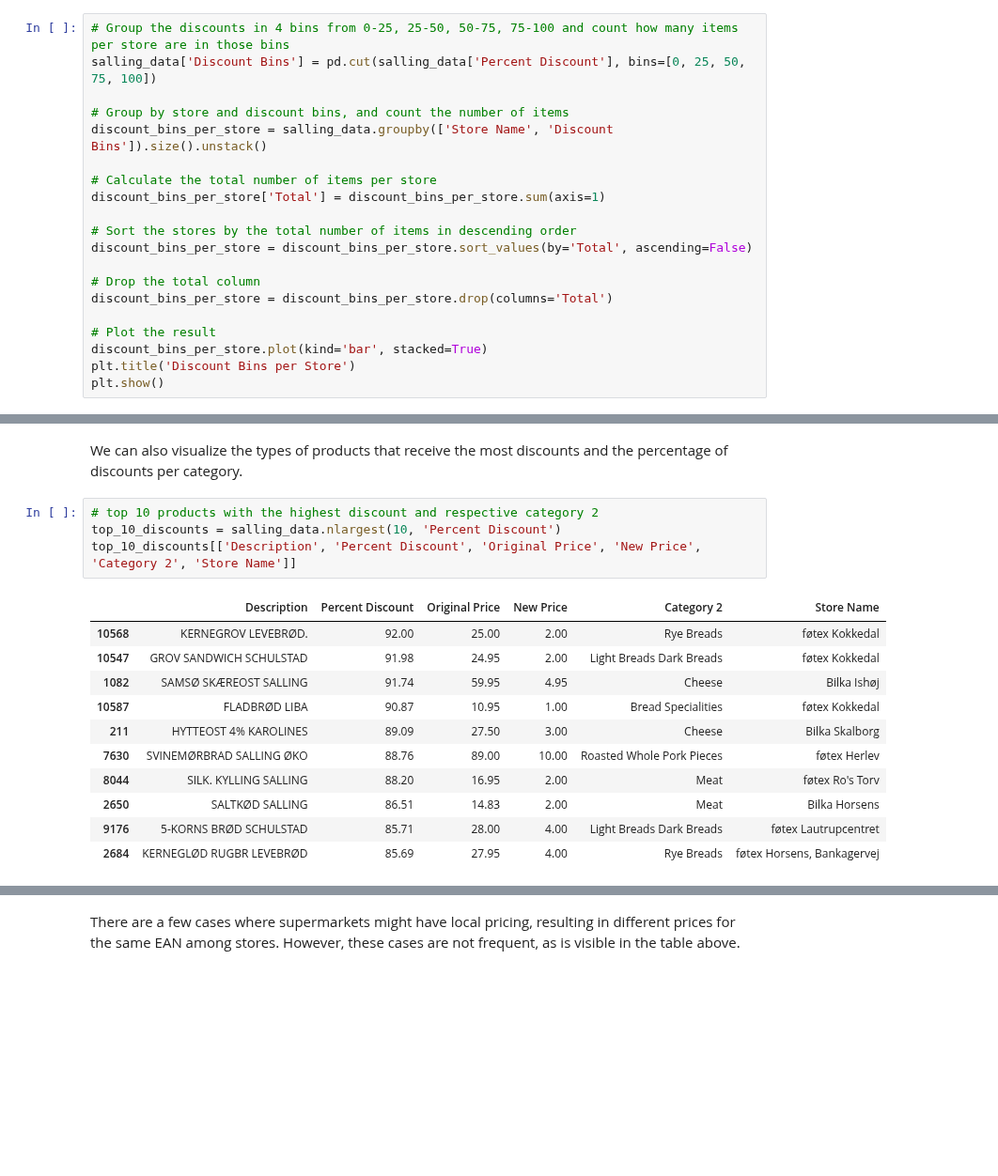
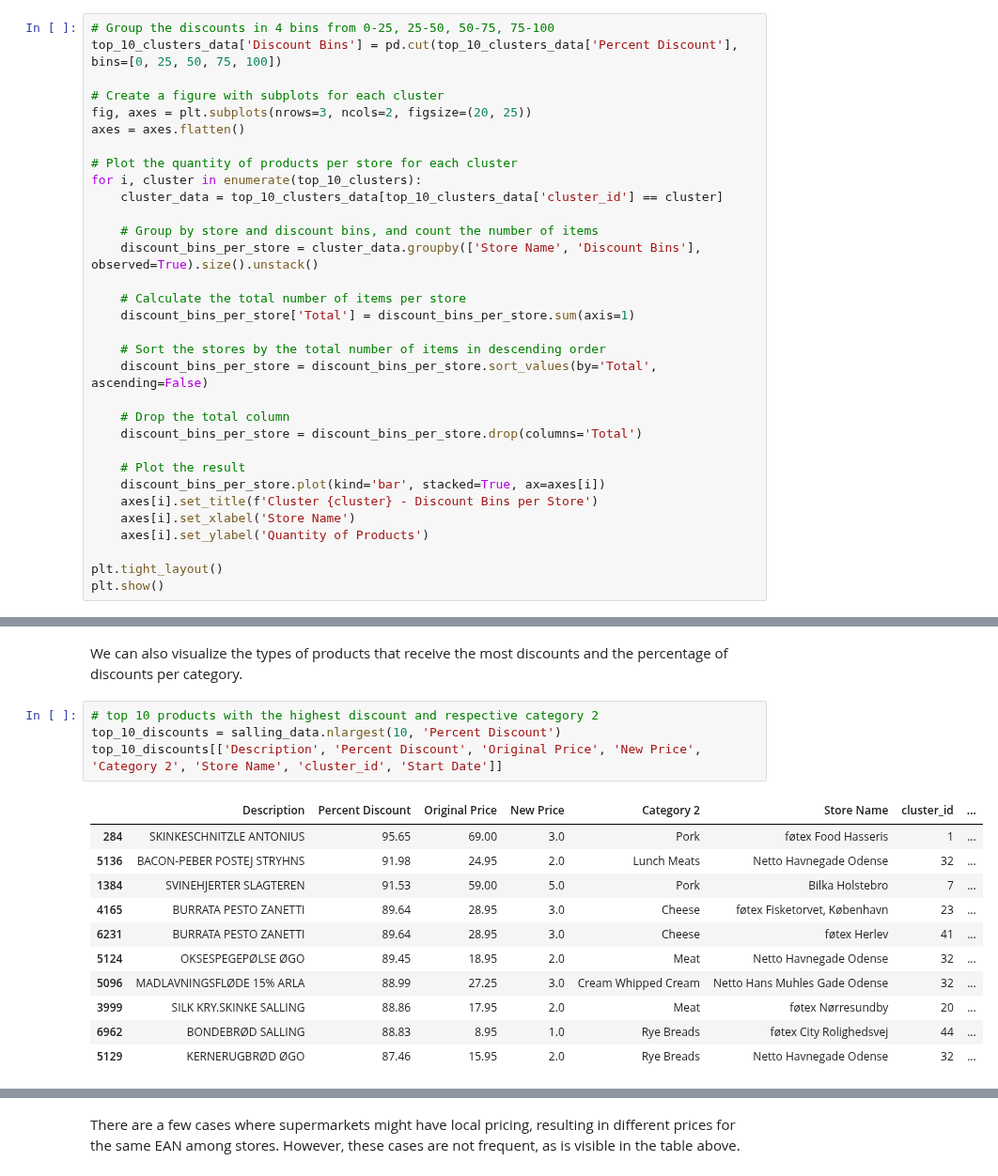
Before and after one commit to AfonsoCunha22/ComputationalToolsProject, a Jupyter notebook: 3_Salling_api.ipynb, the cells around one changed output, grey strips where cells are left out. Shown at 94% size. Drawn from its saved outputs; the diff is of its cells as text; blank space fills up the shorter version.

```diff
--- a/3_Salling_api.ipynb
+++ b/3_Salling_api.ipynb
@@ -699,23 +701,35 @@ Using a Sankey diagram for the distribution of the top 20 most populated categor
 # %% [markdown]
 We can also see which stores offer better deals and discounts.
 # %%
-# Group the discounts in 4 bins from 0-25, 25-50, 50-75, 75-100 and count how many items per store are in those bins
-salling_data['Discount Bins'] = pd.cut(salling_data['Percent Discount'], bins=[0, 25, 50, 75, 100])
+# Group the discounts in 4 bins from 0-25, 25-50, 50-75, 75-100
+top_10_clusters_data['Discount Bins'] = pd.cut(top_10_clusters_data['Percent Discount'], bins=[0, 25, 50, 75, 100])
 
-# Group by store and discount bins, and count the number of items
-discount_bins_per_store = salling_data.groupby(['Store Name', 'Discount Bins']).size().unstack()
+# Create a figure with subplots for each cluster
+fig, axes = plt.subplots(nrows=3, ncols=2, figsize=(20, 25))
+axes = axes.flatten()
 
-# Calculate the total number of items per store
-discount_bins_per_store['Total'] = discount_bins_per_store.sum(axis=1)
+# Plot the quantity of products per store for each cluster
+for i, cluster in enumerate(top_10_clusters):
+    cluster_data = top_10_clusters_data[top_10_clusters_data['cluster_id'] == cluster]
 
-# Sort the stores by the total number of items in descending order
-discount_bins_per_store = discount_bins_per_store.sort_values(by='Total', ascending=False)
+    # Group by store and discount bins, and count the number of items
+    discount_bins_per_store = cluster_data.groupby(['Store Name', 'Discount Bins'], observed=True).size().unstack()
 
-# Drop the total column
-discount_bins_per_store = discount_bins_per_store.drop(columns='Total')
+    # Calculate the total number of items per store
+    discount_bins_per_store['Total'] = discount_bins_per_store.sum(axis=1)
 
-# Plot the result
-discount_bins_per_store.plot(kind='bar', stacked=True)
-plt.title('Discount Bins per Store')
+    # Sort the stores by the total number of items in descending order
+    discount_bins_per_store = discount_bins_per_store.sort_values(by='Total', ascending=False)
+
+    # Drop the total column
+    discount_bins_per_store = discount_bins_per_store.drop(columns='Total')
+
+    # Plot the result
+    discount_bins_per_store.plot(kind='bar', stacked=True, ax=axes[i])
+    axes[i].set_title(f'Cluster {cluster} - Discount Bins per Store')
+    axes[i].set_xlabel('Store Name')
+    axes[i].set_ylabel('Quantity of Products')
+
+plt.tight_layout()
 plt.show()
 # %% [output]
@@ -758,19 +775,19 @@ We can also visualize the types of products that receive the most discounts and
 # %%
 # top 10 products with the highest discount and respective category 2
 top_10_discounts = salling_data.nlargest(10, 'Percent Discount')
-top_10_discounts[['Description', 'Percent Discount', 'Original Price', 'New Price', 'Category 2', 'Store Name']]
+top_10_discounts[['Description', 'Percent Discount', 'Original Price', 'New Price', 'Category 2', 'Store Name', 'cluster_id', 'Start Date']]
 # %% [output]
-|  | Description | Percent Discount | Original Price | New Price | Category 2 | Store Name |
-| 10568 | KERNEGROV LEVEBRØD. | 92.00 | 25.00 | 2.00 | Rye Breads | føtex Kokkedal |
-| 10547 | GROV SANDWICH SCHULSTAD | 91.98 | 24.95 | 2.00 | Light Breads Dark Breads | føtex Kokkedal |
-| 1082 | SAMSØ SKÆREOST SALLING | 91.74 | 59.95 | 4.95 | Cheese | Bilka Ishøj |
-| 10587 | FLADBRØD LIBA | 90.87 | 10.95 | 1.00 | Bread Specialities | føtex Kokkedal |
-| 211 | HYTTEOST 4% KAROLINES | 89.09 | 27.50 | 3.00 | Cheese | Bilka Skalborg |
-| 7630 | SVINEMØRBRAD SALLING ØKO | 88.76 | 89.00 | 10.00 | Roasted Whole Pork Pieces | føtex Herlev |
-| 8044 | SILK. KYLLING SALLING | 88.20 | 16.95 | 2.00 | Meat | føtex Ro's Torv |
-| 2650 | SALTKØD SALLING | 86.51 | 14.83 | 2.00 | Meat | Bilka Horsens |
-| 9176 | 5-KORNS BRØD SCHULSTAD | 85.71 | 28.00 | 4.00 | Light Breads Dark Breads | føtex Lautrupcentret |
-| 2684 | KERNEGLØD RUGBR LEVEBRØD | 85.69 | 27.95 | 4.00 | Rye Breads | føtex Horsens, Bankagervej |
+|  | Description | Percent Discount | Original Price | New Price | Category 2 | Store Name | cluster_id | ... |
+| 284 | SKINKESCHNITZLE ANTONIUS | 95.65 | 69.00 | 3.0 | Pork | føtex Food Hasseris | 1 | ... |
+| 5136 | BACON-PEBER POSTEJ STRYHNS | 91.98 | 24.95 | 2.0 | Lunch Meats | Netto Havnegade Odense | 32 | ... |
+| 1384 | SVINEHJERTER SLAGTEREN | 91.53 | 59.00 | 5.0 | Pork | Bilka Holstebro | 7 | ... |
+| 4165 | BURRATA PESTO ZANETTI | 89.64 | 28.95 | 3.0 | Cheese | føtex Fisketorvet, København | 23 | ... |
+| 6231 | BURRATA PESTO ZANETTI | 89.64 | 28.95 | 3.0 | Cheese | føtex Herlev | 41 | ... |
+| 5124 | OKSESPEGEPØLSE ØGO | 89.45 | 18.95 | 2.0 | Meat | Netto Havnegade Odense | 32 | ... |
+| 5096 | MADLAVNINGSFLØDE 15% ARLA | 88.99 | 27.25 | 3.0 | Cream Whipped Cream | Netto Hans Muhles Gade Odense | 32 | ... |
+| 3999 | SILK KRY.SKINKE SALLING | 88.86 | 17.95 | 2.0 | Meat | føtex Nørresundby | 20 | ... |
+| 6962 | BONDEBRØD SALLING | 88.83 | 8.95 | 1.0 | Rye Breads | føtex City Rolighedsvej | 44 | ... |
+| 5129 | KERNERUGBRØD ØGO | 87.46 | 15.95 | 2.0 | Rye Breads | Netto Havnegade Odense | 32 | ... |
 # %%
 # Group by 'EAN' and find out if there are multiple unique prices for each EAN
 ean_price = salling_data.groupby('EAN')['Original Price'].nunique()
```
Also changed, not shown: parts of 35 cells of this notebook, 4 other files.
